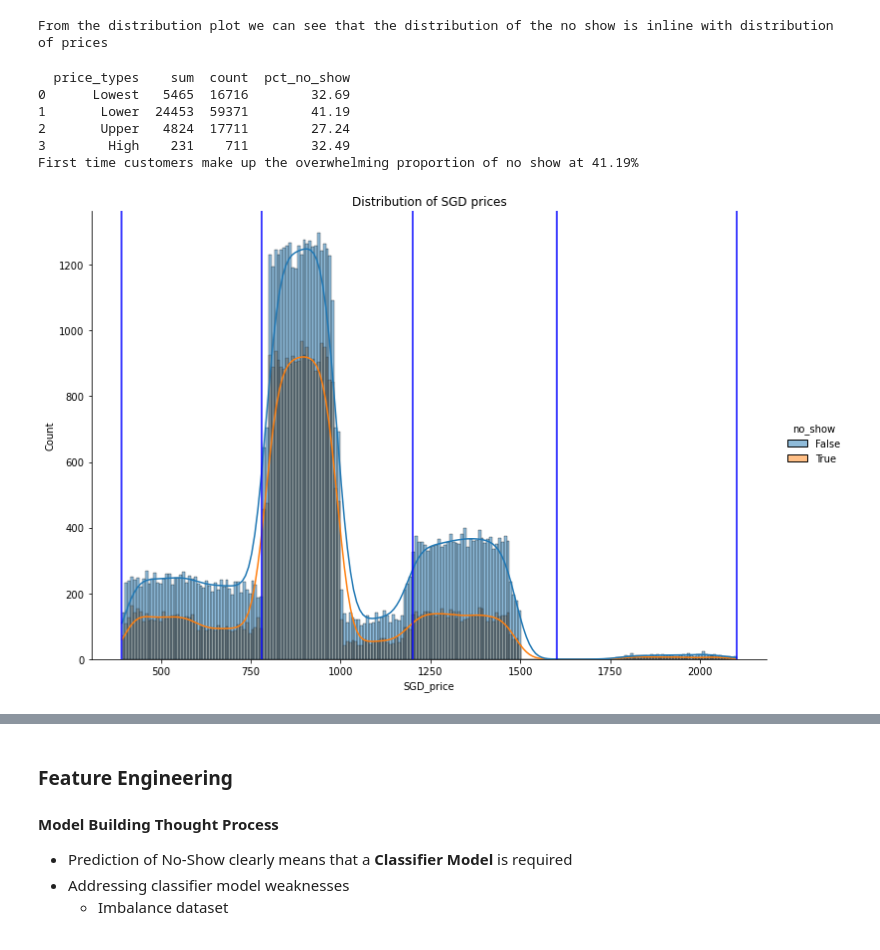
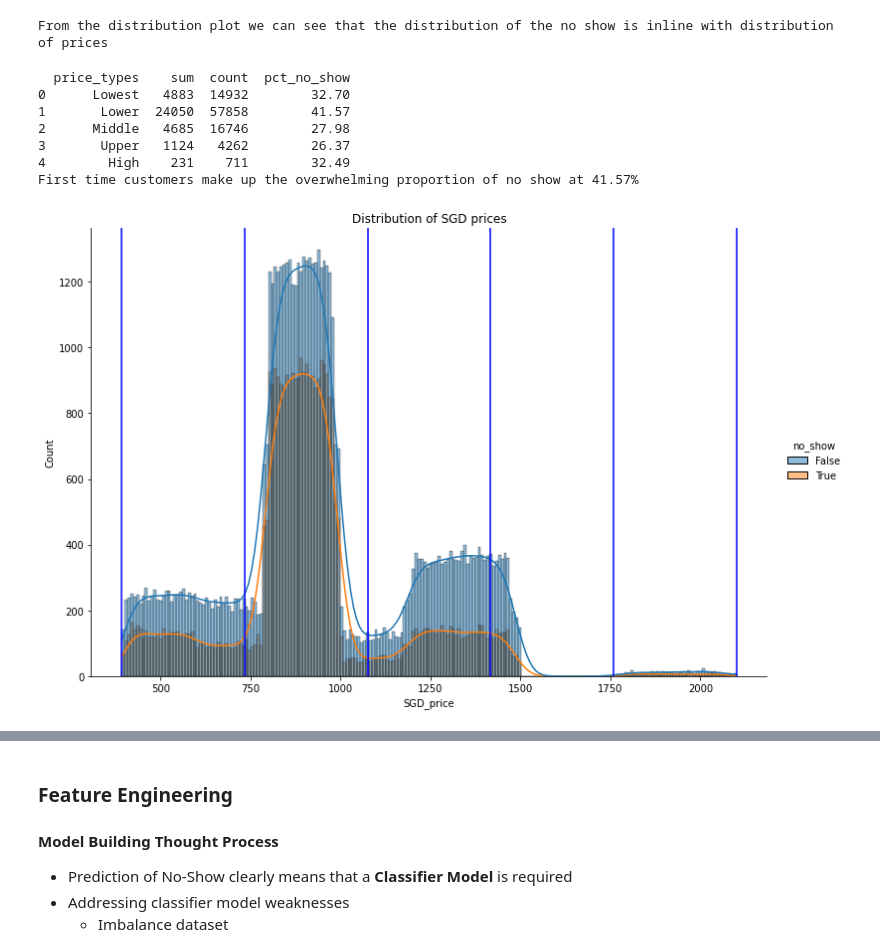
Before and after one commit to marmal88/Hotel-Bookings, a Jupyter notebook: eda.ipynb, the cells around one changed output, grey strips where cells are left out. Saved outputs shown, nothing was run; the diff lists cells and outputs as text; code cells hidden in the pictures.

```diff
--- a/eda.ipynb
+++ b/eda.ipynb
@@ -94,11 +94,11 @@ Observations
 8. There seems to be different naming conventions for months []
 # %%
 # 1. Separate price into currency and value to allow for better comparison
-# Identify the prices which have "None" and replace with np.nan
-table.price.replace(["None", "nan"], np.nan)
+# Identify the observations which have "None" and replace with np.nan
+table = table.replace(["None", "nan"], np.nan)
 
 # Split out currency from room price
-table["currency"] = table.price.apply(lambda x: np.nan if x=="None" else x[:3]).astype("category")
+table["currency"] = table.price.apply(lambda x: np.nan if x is None else x[:3]).astype("category")
 
 # Split out price from price
 def split_price(price):
@@ -123,11 +123,11 @@ table["SGD_price"] = np.where(table["currency"] == "USD", round(table["price"]*1
 print(f"table shape before processing {table.shape}")
 
 # Viewing sliced table with empty data
-table.loc[table.no_show.isna()]
+print(table.loc[table.no_show.isna()])
 
 # Removing empty data line
 # table.iloc[table.index[115536], :]
-table.drop(table.index[115536], inplace=True)
+table.dropna(how="all", axis=0, inplace=True)
 
 # Checking table shape after removal
 print(f"table shape after processing {table.shape}")
@@ -163,12 +171,18 @@ int_cols = ["num_adults", "arrival_day", "checkout_day", "num_children"]
 table[int_cols] = table[int_cols].astype("int")
 # %%
 # 5. "first_time" should be converted to boolean [1,0]
-# change first_time to either 1 for "Yes" or 0 for "No"
-table["first_time"] = table["first_time"].apply(lambda x: True if x =="Yes" else False)
+def to_bool(non_bool):
+    if non_bool == "Yes" or non_bool==1:
+        return True
+    else:
+        return False
+
+# change first_time to either True for "Yes" or False for "No"
+table["first_time"] = table["first_time"].apply(lambda x: to_bool(x))
+
+# 6. "no_show" should be converted to boolean [1,0]
+# change first_time to either True for "Yes" or False for "No"
+table["no_show"] = table["no_show"].apply(lambda x: to_bool(x))
-# %%
-# 6. "no_show" should be converted to boolean [1,0]
-# change first_time to either 1 for "Yes" or 0 for "No"
-table["no_show"] = table["no_show"].apply(lambda x: True if x==1 else False)
 # %%
 # 7. There are some checkout days which are negative in value
 def checkout_neg(num):
@@ -398,31 +448,33 @@ The bottom bound (-1.5*IQR) is -516.19 and the top bound (+1.5*IQR) is 1906.8
 [figure]
 From the distribution plot we can see that the distribution of the no show is inline with distribution of prices
 # %%
+# 7. Is low room price a reason for no-show? cont'
 # Bin the SGD prices according to [0-25, 25-50, 50-75, 75-100] values
-bins = [391, 780, 1200, 1600, 2100 ]
-labels = ["Lowest", "Lower", "Upper", "High"]
-df["price_types"] = pd.cut(df.SGD_price, bins, labels=labels)
+labels = ["Lowest", "Lower", "Middle" ,"Upper", "High"]
+df["price_types"] = pd.cut(df.SGD_price, bins=5,  labels=labels, ordered=True)
 
 #
 pricetypes = df.groupby("price_types")["no_show"].agg(["sum", "count"]).reset_index()
 pricetypes["pct_no_show"] = round((pricetypes["sum"]/pricetypes["count"])*100,2)
 
 print(pricetypes)
 print(f"First time customers make up the overwhelming proportion of no show at {pricetypes.iloc[1,-1]}%")
 
 # Boxplot
 sns.displot(data=df, x="SGD_price", hue="no_show", kde=True, height=7, aspect=12/8).set(title="Distribution of SGD prices")
-plt.axvline(391, 0, 1200, color="blue")
-plt.axvline(780, 0, 1200, color="blue")
-plt.axvline(1200, 0, 1200, color="blue")
-plt.axvline(1600, 0, 1200, color="blue")
-plt.axvline(2100, 0, 1200, color="blue")
+plt.axvline(390.72247, 0, 1200, color="blue")
+plt.axvline(733.936, 0, 1200, color="blue")
+plt.axvline(1075.442, 0, 1200, color="blue")
+plt.axvline(1416.948, 0, 1200, color="blue")
+plt.axvline(1758.454, 0, 1200, color="blue")
+plt.axvline(2099.96, 0, 1200, color="blue")
 plt.show()
 # %% [output]
   price_types    sum  count  pct_no_show
-0      Lowest   5465  16716        32.69
-1       Lower  24453  59371        41.19
-2       Upper   4824  17711        27.24
-3        High    231    711        32.49
-First time customers make up the overwhelming proportion of no show at 41.19%
+0      Lowest   4883  14932        32.70
+1       Lower  24050  57858        41.57
+2      Middle   4685  16746        27.98
+3       Upper   1124   4262        26.37
+4        High    231    711        32.49
+First time customers make up the overwhelming proportion of no show at 41.57%
-[figure, old version]
+[figure, new version]
```
Also changed, not shown: parts of 11 cells of this notebook, 7 other files.
